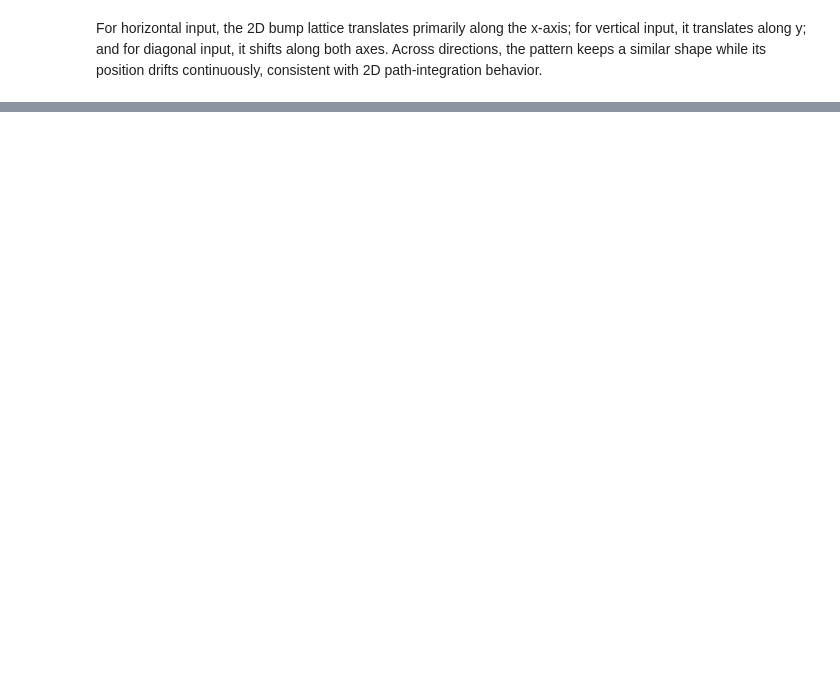
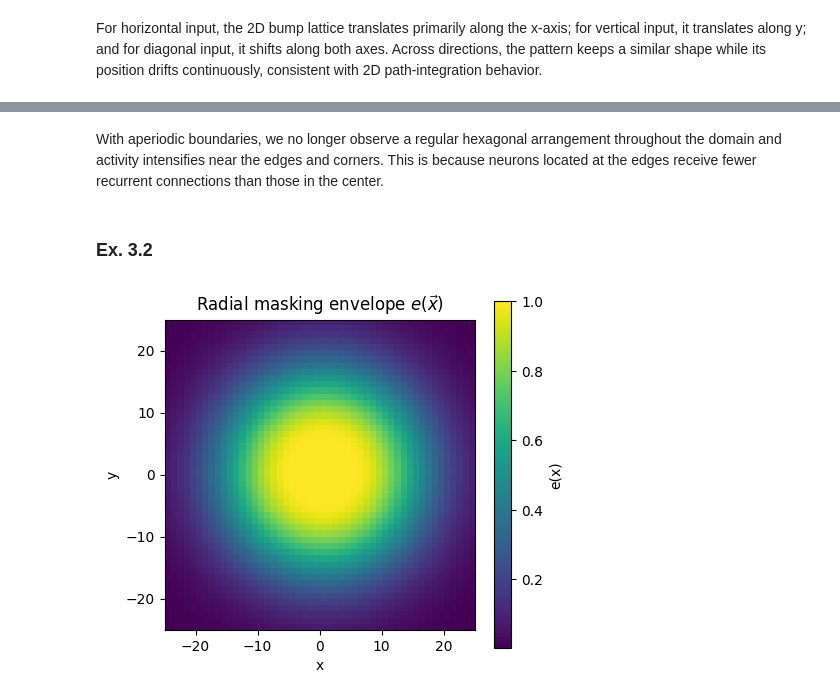
Before and after one commit to Noaemien/neural_dyn_proj, a Jupyter notebook: Exercises.ipynb, the cells around one changed output, grey strips where cells are left out. Cells and saved outputs as stored; diff of their text form; code cells hidden in the pictures; blank space fills up the shorter version.

```diff
--- a/Exercises.ipynb
+++ b/Exercises.ipynb
@@ -422,0 +482,28 @@ For horizontal input, the 2D bump lattice translates primarily along the x-axis;
+# %% [markdown]
+With aperiodic boundaries, we no longer observe a regular hexagonal arrangement throughout the domain and activity intensifies near the edges and corners. This is because neurons located at the edges receive fewer recurrent connections than those in the center.
+# %% [markdown]
+### Ex. 3.2
+# %%
+M2 = 50
+gamma = 0.08
+f_ratio = 0.2
+R_fade = f_ratio*M2/2
+
+def radial_envelope(X, Y):
+    R = np.sqrt(X**2 + Y**2)
+    return np.exp(-gamma**2 * np.maximum(0, R - R_fade)**2)
+
+x2 = np.linspace(-M2 / 2, M2 / 2, M2, endpoint=False)
+X, Y = np.meshgrid(x2, x2, indexing="xy")
+
+envelope = radial_envelope(X, Y)
+
+plt.figure(figsize=(5, 4.5))
+plt.imshow(envelope, origin="lower", extent=[-M2/2, M2/2, -M2/2, M2/2])
+plt.colorbar(label="e(x)")
+plt.xlabel("x")
+plt.ylabel("y")
+plt.title(r"Radial masking envelope $e(\vec{x})$")
+plt.show()
+# %% [output]
+[figure, added]
```
Also changed, not shown: parts of 11 cells of this notebook, 1 other file.
